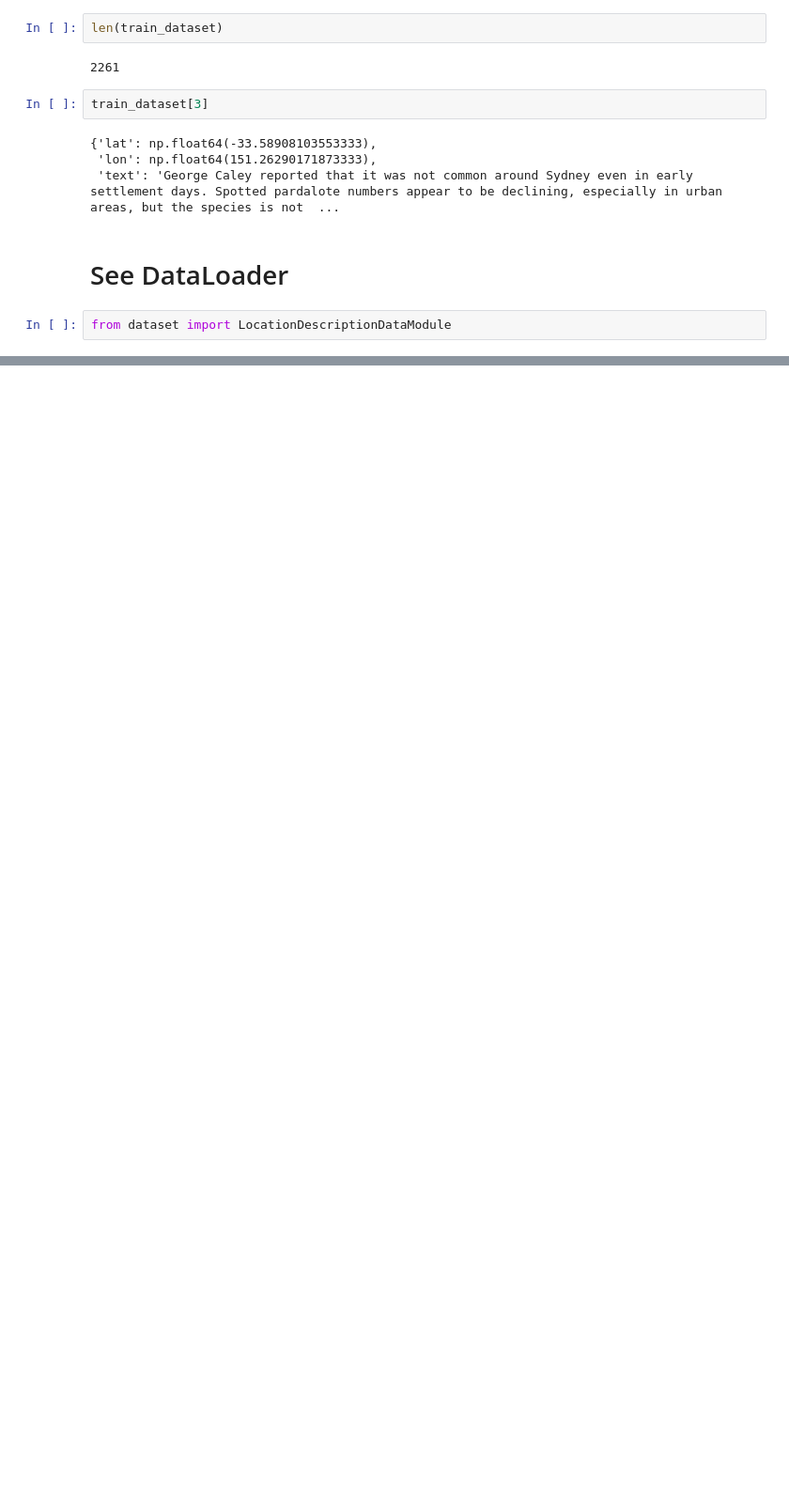
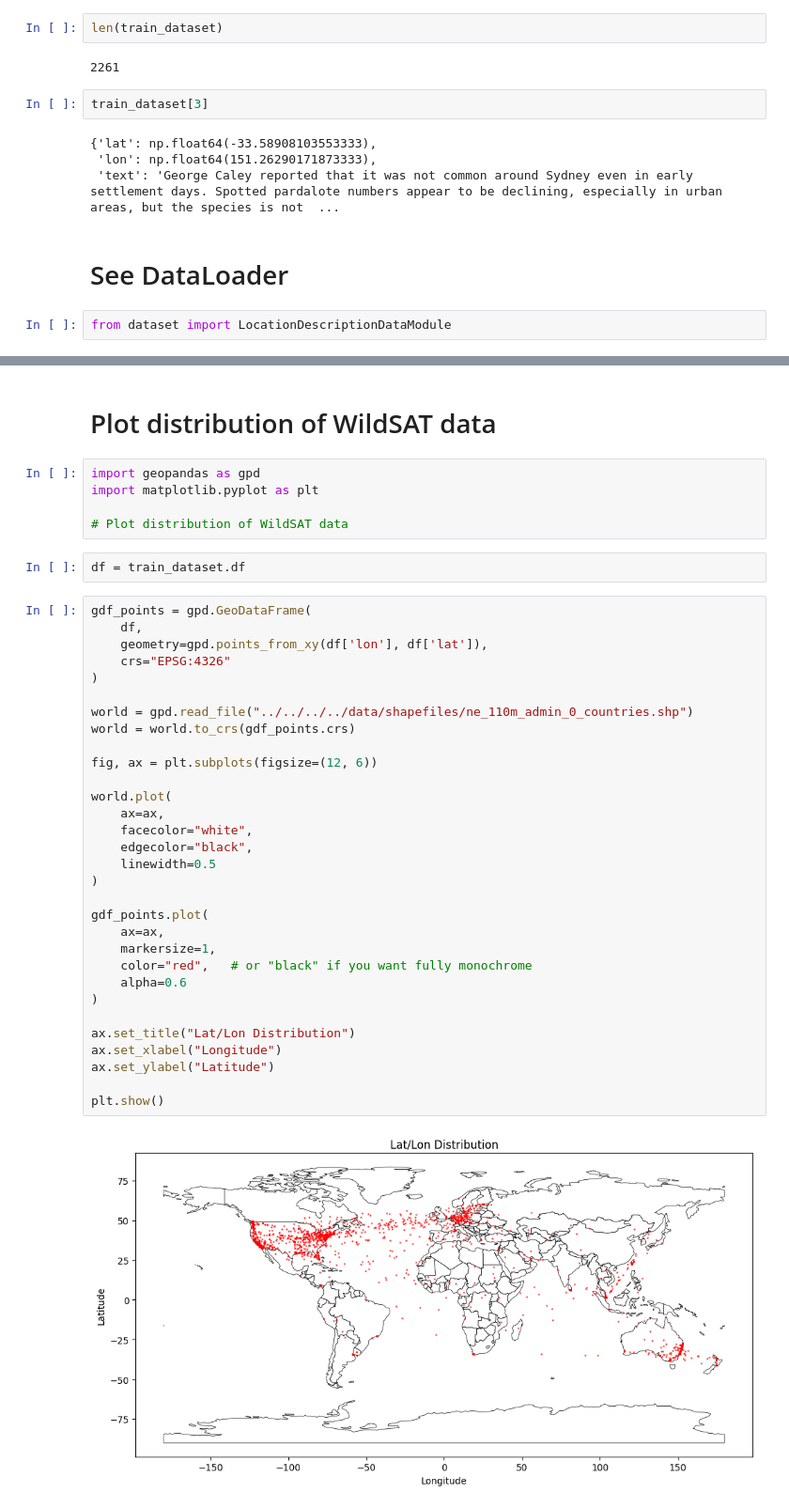
Before and after one commit to sricke/explainable-earth-embeddings, a Jupyter notebook: align_datasets/notebooks/wildsat_data.ipynb, the cells around one changed output, grey strips where cells are left out. Shown at 94% size. Drawn from its saved outputs; the diff is of its cells as text; blank space fills up the shorter version.

```diff
--- a/align_datasets/notebooks/wildsat_data.ipynb
+++ b/align_datasets/notebooks/wildsat_data.ipynb
@@ -83,0 +81,42 @@ T. pallida is found along the coast of the Gulf of Mexico. Its native range exte
+# %% [markdown]
+# Plot distribution of WildSAT data
+# %%
+import geopandas as gpd
+import matplotlib.pyplot as plt
+
+# Plot distribution of WildSAT data
+# %%
+df = train_dataset.df
+# %%
+gdf_points = gpd.GeoDataFrame(
+    df,
+    geometry=gpd.points_from_xy(df['lon'], df['lat']),
+    crs="EPSG:4326"
+)
+
+world = gpd.read_file("../../../../data/shapefiles/ne_110m_admin_0_countries.shp")
+world = world.to_crs(gdf_points.crs)
+
+fig, ax = plt.subplots(figsize=(12, 6))
+
+world.plot(
+    ax=ax,
+    facecolor="white",
+    edgecolor="black",
+    linewidth=0.5
+)
+
+gdf_points.plot(
+    ax=ax,
+    markersize=1,
+    color="red",   # or "black" if you want fully monochrome
+    alpha=0.6
+)
+
+ax.set_title("Lat/Lon Distribution")
+ax.set_xlabel("Longitude")
+ax.set_ylabel("Latitude")
+
+plt.show()
+# %% [output]
+[figure, added]
```
Also changed, not shown: parts of 17 cells of this notebook, 20 other files.
